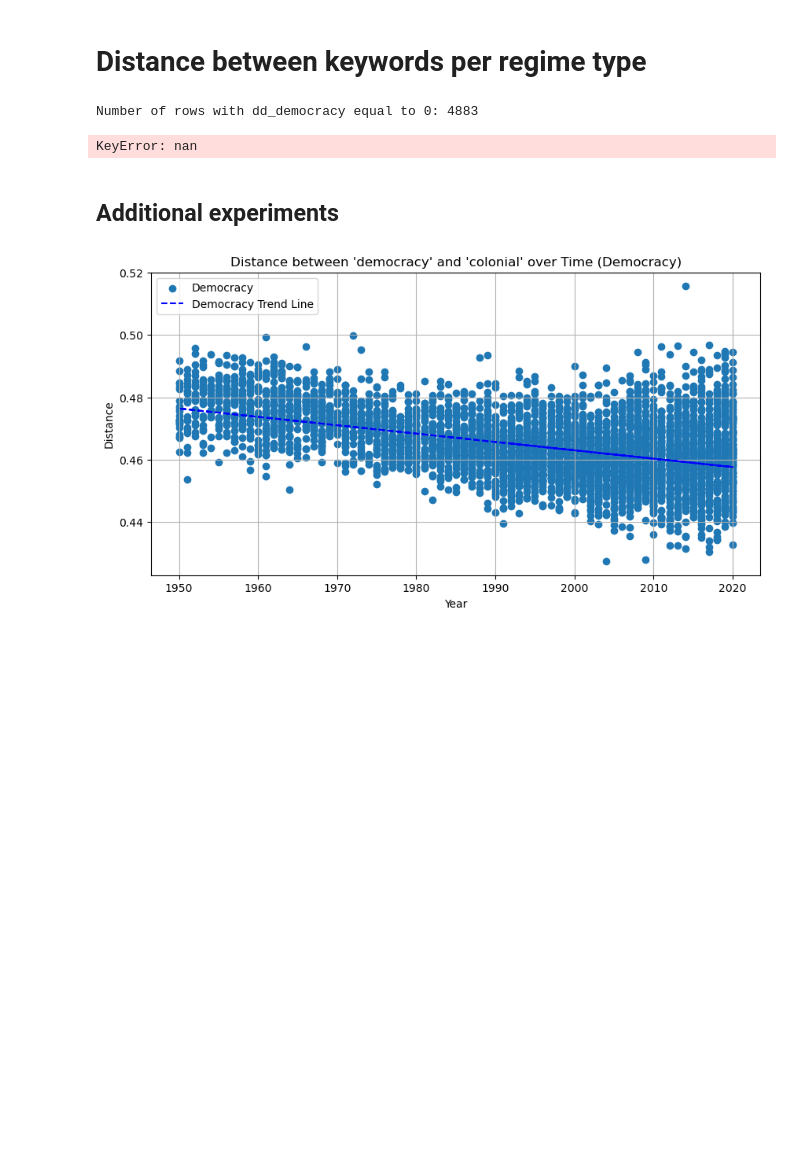
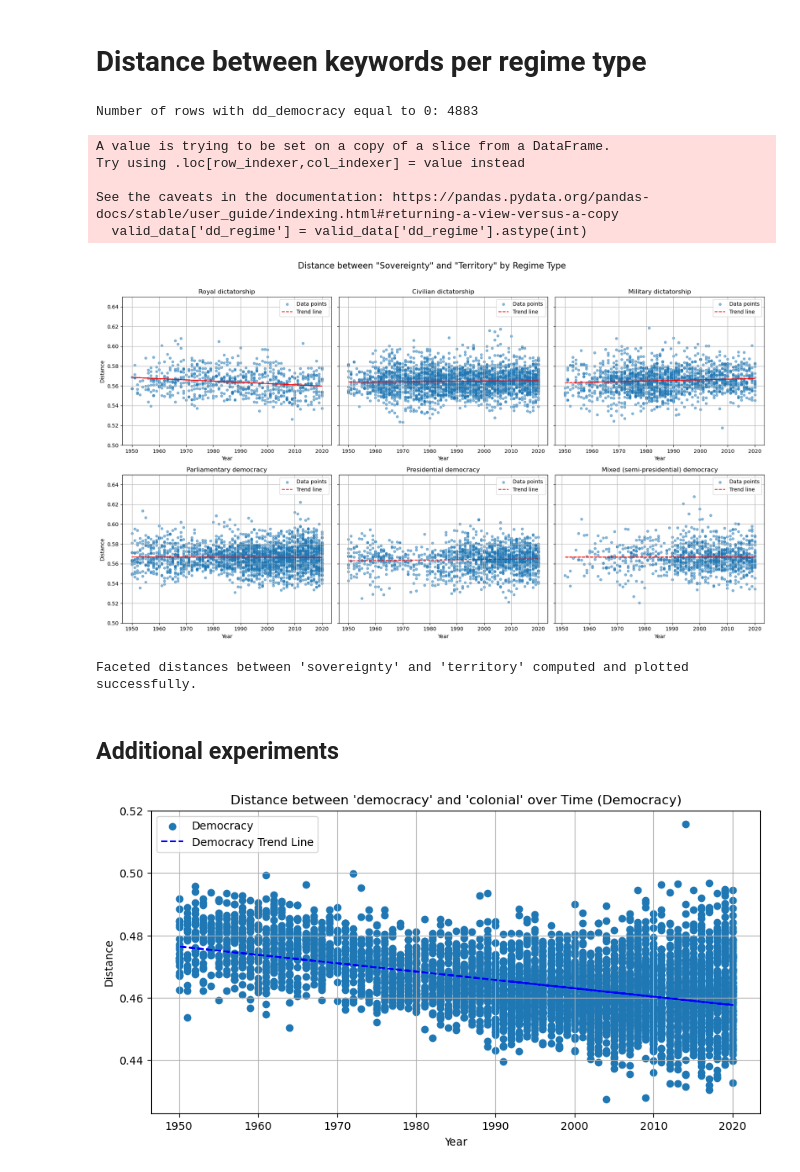
Before and after one commit to Jihyeonbae/UNGDC, a Jupyter notebook: script/exploratory/static/static_word_embedding.ipynb, the cells around one changed output. Cells and saved outputs as stored; diff of their text form; code cells hidden in the pictures; blank space fills up the shorter version.

Commit message:
changing pairs of keywords

```diff
--- a/script/exploratory/static/static_word_embedding.ipynb
+++ b/script/exploratory/static/static_word_embedding.ipynb
@@ -171,48 +171,78 @@ Number of rows with dd_democracy equal to 0: 4883
 # %%
 import matplotlib.pyplot as plt
 from scipy.stats import linregress  # Import linregress for computing the trend line
+import numpy as np
+import pandas as pd
 
 keyword1 = "sovereignty"
 keyword2 = "territory"
 
 if keyword1 in glove.key_to_index and keyword2 in glove.key_to_index:
     embedding1 = glove[keyword1].reshape(1, -1)
     embedding2 = glove[keyword2].reshape(1, -1)
 
-    # Compute cosine similarity between embeddings for each row (speech document)
-    distances = {regime: [] for regime in df['dd_regime'].unique()}  # Dictionary to hold distances for each regime
-    years = {regime: [] for regime in df['dd_regime'].unique()}  # Dictionary to hold years for each regime
+    # Filter out rows with NaN values in dd_regime or year
+    valid_data = df.dropna(subset=['dd_regime', 'year'])
 
-    for emb, dd_regime, year in zip(embeddings, df['dd_regime'], df['year']):
+    # Convert dd_regime to integer for proper grouping
+    valid_data['dd_regime'] = valid_data['dd_regime'].astype(int)
+
+    # Initialize dictionaries for distances and years
+    distances = {regime: [] for regime in valid_data['dd_regime'].unique()}
+    years = {regime: [] for regime in valid_data['dd_regime'].unique()}
+
+    for emb, dd_regime, year in zip(embeddings, valid_data['dd_regime'], valid_data['year']):
         similarity = cosine_similarity(embedding1, emb.reshape(1, -1))[0][0]
         distance = 1 - similarity
         distances[dd_regime].append(distance)
         years[dd_regime].append(year)
 
-    # Plot distance over time for all regimes with separate trend lines
-    plt.figure(figsize=(10, 5))
+    # Prepare for faceted plotting
+    regime_mapping = {
+        0: "Parliamentary democracy",
+        1: "Mixed (semi-presidential) democracy",
+        2: "Presidential democracy",
+        3: "Civilian dictatorship",
+        4: "Military dictatorship",
+        5: "Royal dictatorship"
+    }
 
-    for regime in distances.keys():
+    fig, axes = plt.subplots(2, 3, figsize=(18, 10), sharey=True)
+    axes = axes.flatten()
+
+    for idx, regime in enumerate(distances.keys()):
+        ax = axes[idx]
         if distances[regime]:  # Check if there are distances for this regime
-            plt.scatter(years[regime], distances[regime], label=f'Regime {regime}', s=20)  # Smaller points
+            ax.scatter(years[regime], distances[regime], s=20, alpha=0.5, label="Data points")
             slope, intercept, _, _, _ = linregress(years[regime], distances[regime])
             trend_line = slope * np.array(years[regime]) + intercept
-            plt.plot(years[regime], trend_line, linestyle='--', label=f'Regime {regime} Trend Line')
+            ax.plot(years[regime], trend_line, linestyle='--', color='red', label="Trend line")
 
-    # Customizing the plot
-    plt.xlabel('Year')
-    plt.ylabel('Distance')
-    plt.title('Distance between "Territory" and "Sovereignty" over Time by Regime Type')
-    plt.ylim(0.50, 0.65)
-    plt.legend()
-    plt.grid(True)
+        # Customize each subplot
+        ax.set_title(regime_mapping.get(regime, f"Regime {regime}"))
+        ax.set_xlabel("Year")
+        if idx % 3 == 0:  # Add ylabel only to the first column
+            ax.set_ylabel("Distance")
+        ax.legend()
+        ax.grid(True)
+        ax.set_ylim(0.50, 0.65)
+
+    # Overall adjustments
+    plt.suptitle(f'Distance between "{keyword1.capitalize()}" and "{keyword2.capitalize()}" by Regime Type', fontsize=16, y=1.02)
+    plt.tight_layout()
     plt.show()
 
-    print(f"Distances between '{keyword1}' and '{keyword2}' computed over time and plotted successfully.")
+    print(f"Faceted distances between '{keyword1}' and '{keyword2}' computed and plotted successfully.")
 else:
     print("One or both of the keywords are not in the vocabulary.")
 # %% [output]
-KeyError: nan
+A value is trying to be set on a copy of a slice from a DataFrame.
+Try using .loc[row_indexer,col_indexer] = value instead
+
+See the caveats in the documentation: https://pandas.pydata.org/pandas-docs/stable/user_guide/indexing.html#returning-a-view-versus-a-copy
+  valid_data['dd_regime'] = valid_data['dd_regime'].astype(int)
+[figure, added]
+Faceted distances between 'sovereignty' and 'territory' computed and plotted successfully.
 # %% [markdown]
 ## Additional experiments
 # %%
```
Also changed, not shown: 2 other files.
